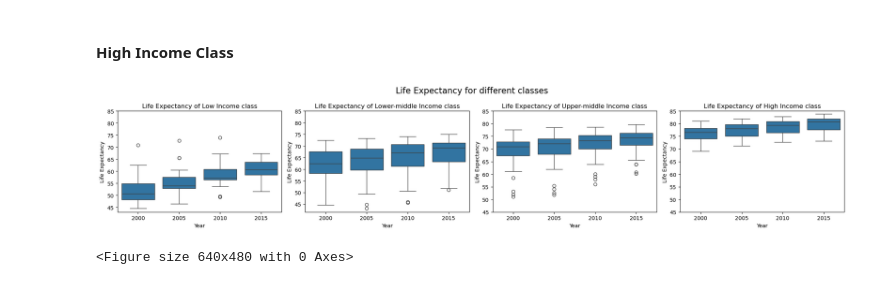
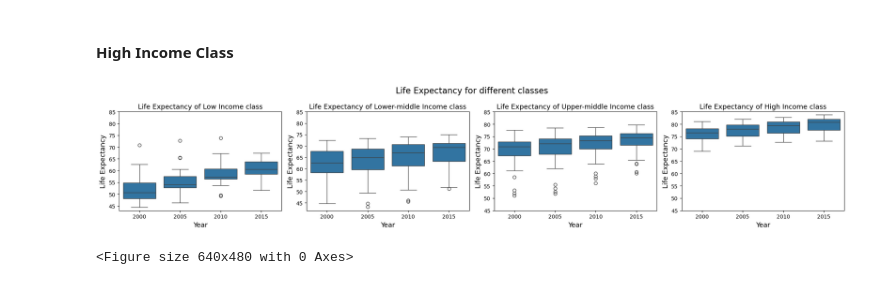
Before and after one commit to WVDevCode/Life_Expectancy_and_GDP, a Jupyter notebook: Notebooks/EDA.ipynb, the cells around one changed output. Cells and saved outputs as stored; diff of their text form; code cells hidden in the pictures.

```diff
--- a/Notebooks/EDA.ipynb
+++ b/Notebooks/EDA.ipynb
@@ -946,9 +960,9 @@ fig, ax = plt.subplots(1, 4, figsize= (20, 4))
 fig.suptitle('Life Expectancy for different classes', fontsize = 16)
 
 sns.boxplot(data=le_low_every_5years, x=le_low_every_5years['year'], y=le_low_every_5years['life_expectancy'],  ax=ax[0])
-ax[0].set_title('Life Expectancy of Low Income class')
-ax[0].set_ylabel('Life Expectancy')
-ax[0].set_xlabel('Year')
+ax[0].set_title('Life Expectancy of Low Income class', fontsize=13)
+ax[0].set_ylabel('Life Expectancy', fontsize=13)
+ax[0].set_xlabel('Year', fontsize=13)
 ax[0].set_xlim()
 ax[0].set_xticks(range(0, 4))
 #ax[0].set_xticklabels(['Low', 'Lower-middle', 'Upper-middle', 'High'])
@@ -956,41 +970,41 @@ ax[0].set_yticks(range(45, 86, 5))
 
 
 sns.boxplot(data=le_low_middle_every_5years, x=le_low_middle_every_5years['year'], y=le_low_middle_every_5years['life_expectancy'],  ax=ax[1])
-ax[1].set_title('Life Expectancy of Lower-middle Income class')
-ax[1].set_xlabel('Year')
-ax[1].set_ylabel('Life Expectancy')
+ax[1].set_title('Life Expectancy of Lower-middle Income class', fontsize=13)
+ax[1].set_xlabel('Year', fontsize=13)
+ax[1].set_ylabel('Life Expectancy', fontsize=13)
 ax[1].set_xlim()
 #ax[1].set_yticks()
 ax[1].set_xticks(range(0,4))
 #ax[1].set_xticklabels(['Low', 'Lower-middle', 'Upper-middle', 'High'])
 ax[1].set_yticks(range(45, 86, 5))
 
 
 sns.boxplot(data=le_up_middle_every_5years, x=le_up_middle_every_5years['year'], y=le_up_middle_every_5years['life_expectancy'],  ax=ax[2])
-ax[2].set_title('Life Expectancy of Upper-middle Income class')
-ax[2].set_ylabel('Life Expectancy')
-ax[2].set_xlabel('Year')
+ax[2].set_title('Life Expectancy of Upper-middle Income class', fontsize=13)
+ax[2].set_ylabel('Life Expectancy', fontsize=13)
+ax[2].set_xlabel('Year', fontsize=13)
 ax[2].set_xlim()
 ax[2].set_xticks(range(0,4))
 #ax[2].set_yticks()
 #ax[2].set_xticks()
 #ax[2].set_xticklabels(['Low', 'Lower-middle', 'Upper-middle', 'High'])
 ax[2].set_yticks(range(45, 86, 5))
 
 sns.boxplot(data=le_high_every_5years, x=le_high_every_5years['year'], y=le_high_every_5years['life_expectancy'],  ax=ax[3])
-ax[3].set_title('Life Expectancy of High Income class')
-ax[3].set_ylabel('Life Expectancy')
-ax[3].set_xlabel('Year')
+ax[3].set_title('Life Expectancy of High Income class', fontsize=13)
+ax[3].set_ylabel('Life Expectancy', fontsize=13)
+ax[3].set_xlabel('Year', fontsize=13)
 ax[3].set_xlim()
 ax[3].set_xticks(range(0,4))
 #ax[3].set_yticks()
 #ax[3].set_xticks()
 #ax[3].set_xticklabels(['Low', 'Lower-middle', 'Upper-middle', 'High'])
 ax[3].set_yticks(range(45, 86, 5))
 
 plt.tight_layout()
 plt.show()
 plt.clf()
 # %% [output]
-[figure, old version]
+[figure, new version]
 <Figure size 640x480 with 0 Axes>
```
Also changed, not shown: parts of 10 cells of this notebook, 10 other files.
